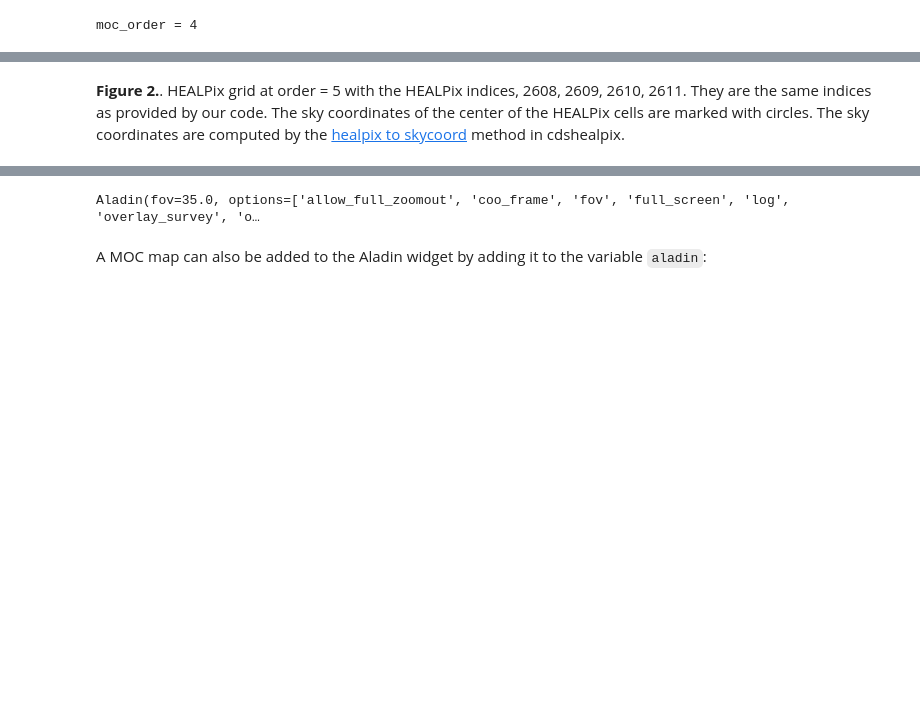
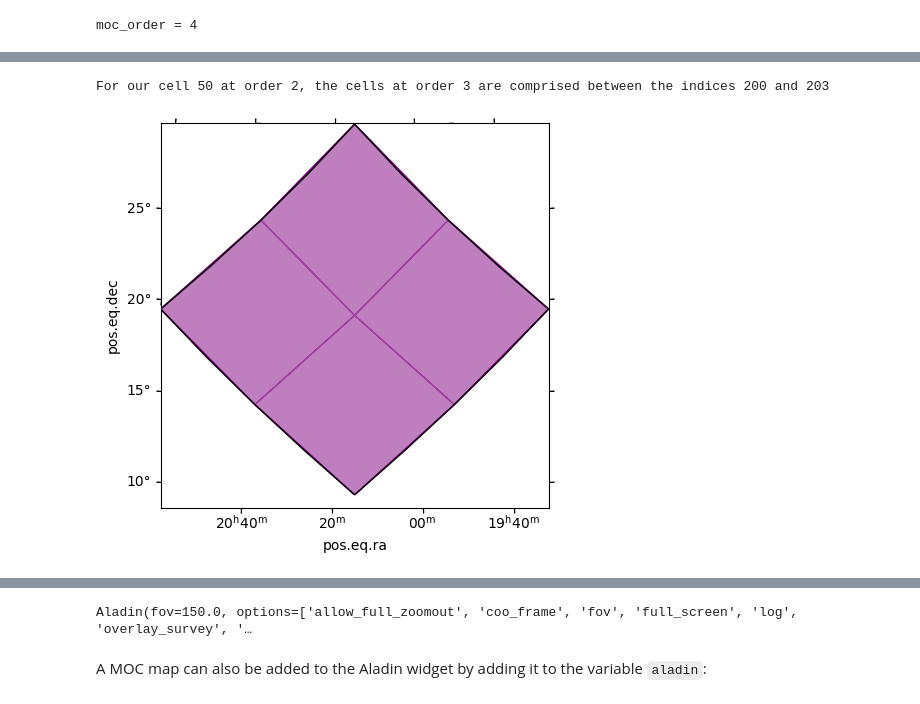
Before and after one commit to cds-astro/tutorials, a Jupyter notebook: Notebooks/7_Multi-messenger_astronomy__Planning_observations_rapidly_with_MOCs.ipynb, the cells around one changed output, grey strips where cells are left out. Saved outputs shown, nothing was run; the diff lists cells and outputs as text; code cells hidden in the pictures; blank space fills up the shorter version.

```diff
--- a/Notebooks/7_Multi-messenger_astronomy__Planning_observations_rapidly_with_MOCs.ipynb
+++ b/Notebooks/7_Multi-messenger_astronomy__Planning_observations_rapidly_with_MOCs.ipynb
@@ -176,12 +117,35 @@ display.Image(path.parent / "images/MOC-to-plan-MMA/Fig2.jpg")
-# %% [markdown]
-**Figure 2.**. HEALPix grid at order = 5 with the HEALPix indices, 2608, 2609, 2610, 2611. They are the same indices as provided by our code. The sky coordinates of the center of the HEALPix cells are marked with circles. The sky coordinates are computed by the [healpix to skycoord](https://cds-astro.github.io/cds-healpix-python/stubs/cdshealpix.nested.healpix_to_skycoord.html#cdshealpix.nested.healpix_to_skycoord) method in cdshealpix.
+# %%
+first_index = int(ipix[0] * 4)
+last_index = int((ipix[0] + 1) * 4 - 1)
+print(
+    f"For our cell {ipix[0]} at order {depth[0]}, the cells at "
+    f"order {depth[0] +1} are comprised between the indices {first_index} and {last_index}",
+)
+moc_order_3 = MOC.from_healpix_cells(
+    np.array([200, 201, 202, 203], dtype="uint64"),
+    np.array([3, 3, 3, 3], dtype="uint8"),
+    3,
+)
+# %% [output]
+For our cell 50 at order 2, the cells at order 3 are comprised between the indices 200 and 203
+# %%
+fig = plt.figure(figsize=(5, 5))
+wcs = moc_order_3.wcs(fig)
+ax = fig.add_subplot(projection=wcs)
+# Represent the moc at order 3 with its four cells, 200, 201, 202, and 203
+moc_order_3.fill(ax, wcs, color="purple", alpha=0.5)
+moc_order_3.border(ax, wcs, color="purple")
+# Reprensent the cell 50 at order 2
+moc_test.border(ax, wcs, color="black")
+# %% [output]
+[figure, added]
 # %% [markdown]
 You can interactively visualize the results with the following Aladin widget. To see the HealPix grid, select it in the `manage layers` <img src="https://github.com/ggreco77/Tutotest/blob/main/images/ipyaladin_layer.png?raw=true" alt="the Layer Button" style="width:30px; display: inline-block;"/> menu.
 # %%
-aladin = ipyal.Aladin(target="13:29:59.9947023, +32:47:54.490452", fov=35)
+aladin = Aladin(target="20:15:0, +19:15:0", fov=150)
 aladin
 # %% [output]
-Aladin(fov=35.0, options=['allow_full_zoomout', 'coo_frame', 'fov', 'full_screen', 'log', 'overlay_survey', 'o…
+Aladin(fov=150.0, options=['allow_full_zoomout', 'coo_frame', 'fov', 'full_screen', 'log', 'overlay_survey', '…
 # %% [markdown]
 A MOC map can also be added to the Aladin widget by adding it to the variable `aladin`:
 # %%
```
Also changed, not shown: parts of 41 cells of this notebook, 1 other file.
